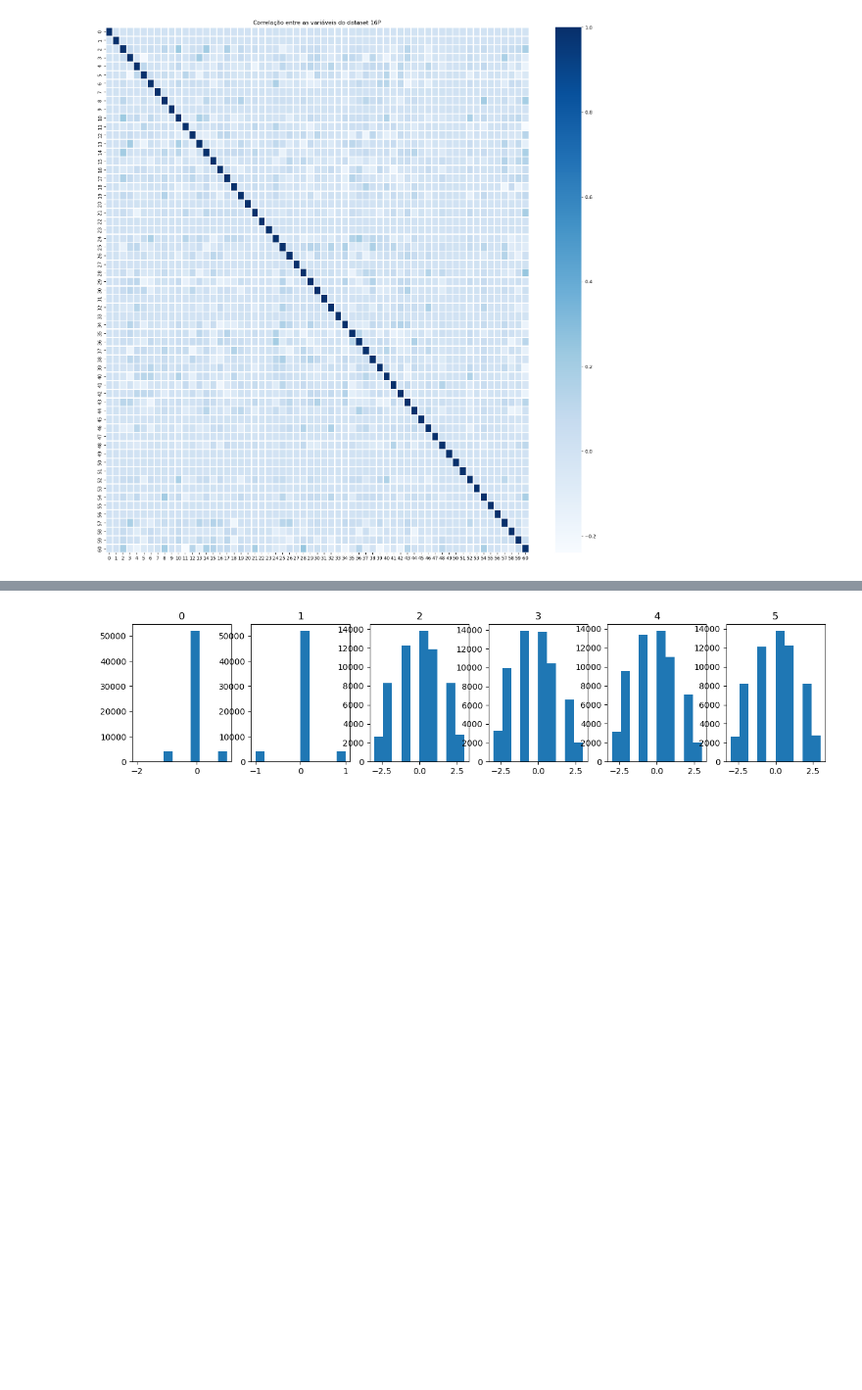
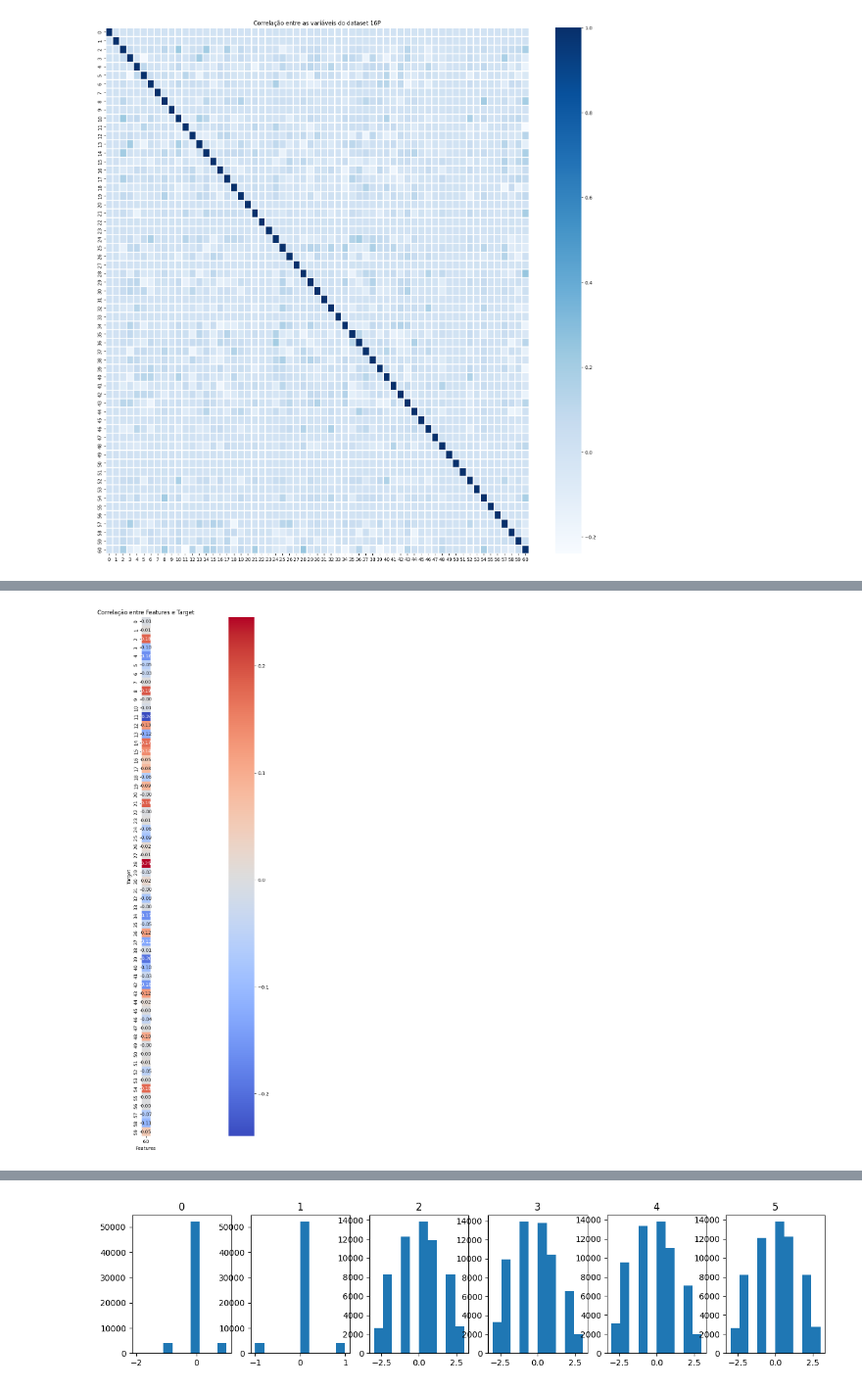
Before and after one commit to talesnobre/Trainees2, a Jupyter notebook: Projeto Final/Final.ipynb, the cells around one changed output, grey strips where cells are left out. Shown at 98% size. Drawn from its saved outputs; the diff is of its cells as text; code cells hidden in the pictures; blank space fills up the shorter version.

```diff
--- a/Projeto Final/Final.ipynb
+++ b/Projeto Final/Final.ipynb
@@ -8,3 +9,3 @@ import plotly.express as px
 # %%
 # Fazer leitura do .csv
-person = pd.read_csv("data/16P.csv", encoding='ISO-8859-1')
+df = pd.read_csv("/content/16P.csv", encoding='ISO-8859-1')
@@ -68,12 +60,12 @@ mapa = {'ESFJ': 0, 'ESFP': 1, 'ESTJ': 2, 'ESTP': 3, 'ENFJ': 4, 'ENFP': 5,
            'INFJ': 12, 'INFP': 13, 'INTJ': 14, 'INTP': 15}
 # %%
 # Substituir as personalidades pelos valores mapeados
-person['Personality'] = person['Personality'].replace(mapa)
+df['Personality'] = df['Personality'].replace(mapa)
 
 # Dropar a coluna 'Response Id'
-person.drop('Response Id', axis=1, inplace= True)
+df.drop('Response Id', axis=1, inplace= True)
 
-person.head()
+df.head()
 # %% [output]
 |  | You regularly make new friends. | You spend a lot of your free time... | Seeing other people cry can easil... | You often make a backup plan for ... | ... |
 | 0 | 0 | 0 | 0 | 0 | ... |
@@ -85,9 +99,9 @@ person.head()
 # %%
 #Para trabalhar mais facilmente com as colunas, mudei o nome delas para o índice que elas estão
-mapping = {col: i for i, col in enumerate(person.columns)}
-person.rename(columns=mapping, inplace=True)
+mapping = {col: i for i, col in enumerate(df.columns)}
+df.rename(columns=mapping, inplace=True)
 
-person.head()
+df.head()
 # %% [output]
 |  | 0 | 1 | 2 | 3 | 4 | 5 | 6 | 7 | 8 | 9 | ... | ... |
 | 0 | 0 | 0 | 0 | 0 | 0 | 1 | 1 | 0 | 0 | 0 | ... | ... |
@@ -107,0 +242,11 @@ plt.show()
+# %%
+correlation_matrix_2 = df.corr()
+correlation_with_target = correlation_matrix_2.iloc[:-1, -1]
+plt.figure(figsize=(60, 20))
+sns.heatmap(correlation_with_target.to_frame(), cmap='coolwarm', annot=True, fmt=".2f", cbar=True, square=True)
+plt.title('Correlação entre Features e Target')
+plt.xlabel('Features')
+plt.ylabel('Target')
+plt.show()
+# %% [output]
+[figure, added]
```
Also changed, not shown: parts of 14 cells of this notebook, 2 other files.
